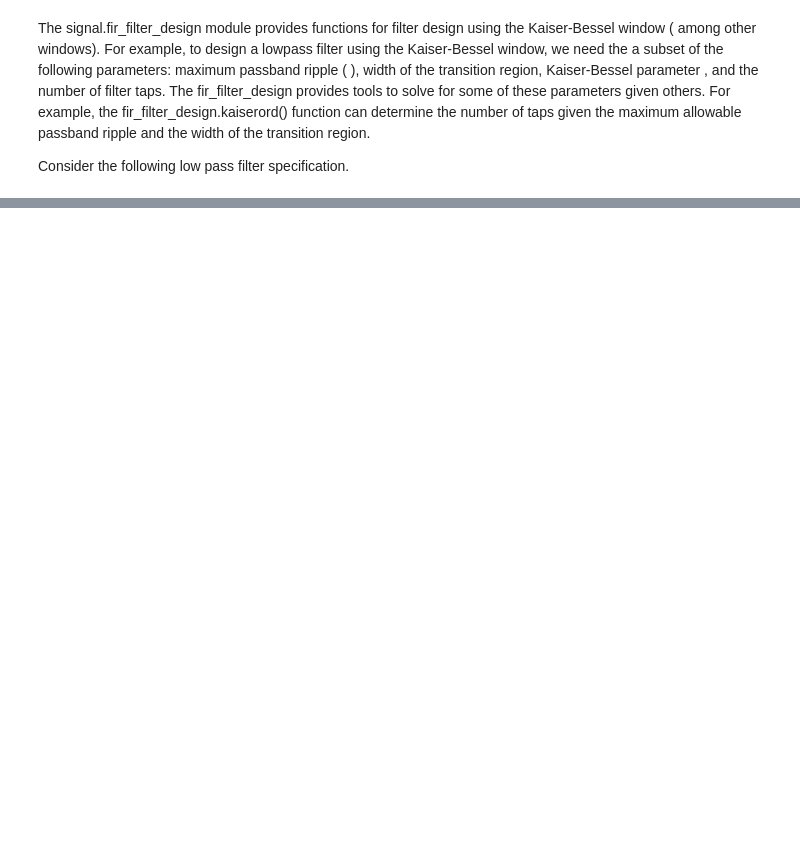
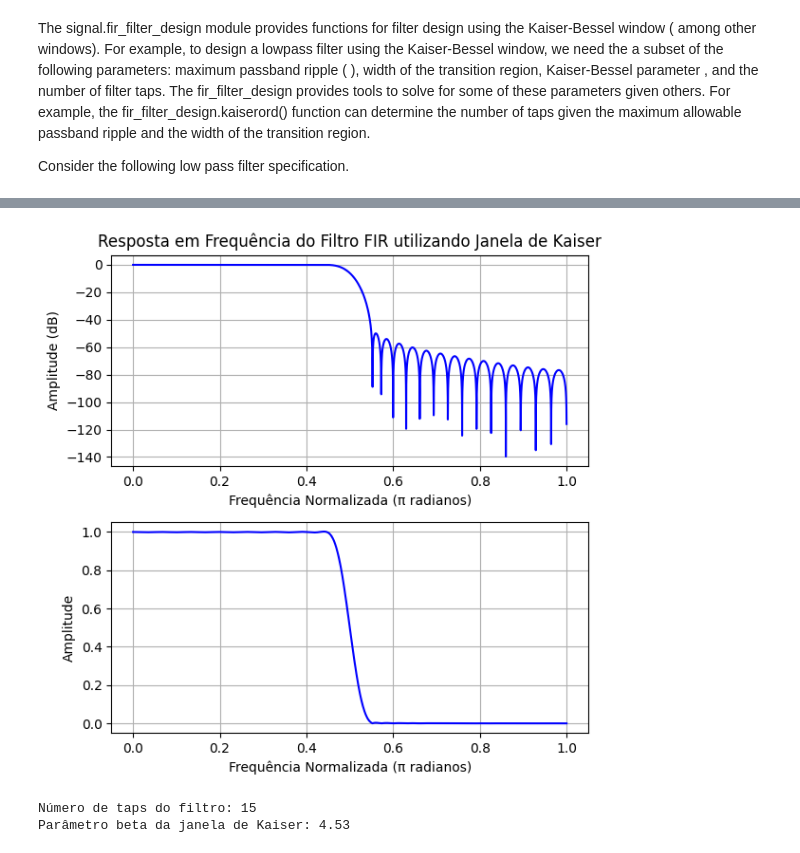
Before and after one commit to IvonLuiz/FIR_Filter_WindowMethod, a Jupyter notebook: notebook/FIR.ipynb, the cells around one changed output, grey strips where cells are left out. Saved outputs shown, nothing was run; the diff lists cells and outputs as text; code cells hidden in the pictures; blank space fills up the shorter version.

```diff
--- a/notebook/FIR.ipynb
+++ b/notebook/FIR.ipynb
@@ -256,0 +132,29 @@ delta = 60 # in dB, desired attenuation in stopband
+# %%
+# Plotando a resposta em frequência do filtro
+plt.figure(figsize=(6, 6))
+
+# Magnitude da resposta em frequência
+plt.subplot(2, 1, 1)
+plt.plot(w / np.pi, 20 * np.log10(np.abs(H)), 'b')
+plt.title('Resposta em Frequência do Filtro FIR utilizando Janela de Kaiser')
+plt.xlabel('Frequência Normalizada (π radianos)')
+plt.ylabel('Amplitude (dB)')
+plt.grid()
+
+# Resposta em frequência em amplitude linear
+plt.subplot(2, 1, 2)
+plt.plot(w / np.pi, np.abs(H), 'b')
+plt.xlabel('Frequência Normalizada (π radianos)')
+plt.ylabel('Amplitude')
+plt.grid()
+
+plt.tight_layout()
+plt.show()
+
+# Parâmetros do filtro
+print(f'Número de taps do filtro: {numtaps}')
+print(f'Parâmetro beta da janela de Kaiser: {beta:.2f}')
+# %% [output]
+[figure, added]
+Número de taps do filtro: 15
+Parâmetro beta da janela de Kaiser: 4.53
```
Also changed, not shown: parts of 25 cells of this notebook.
